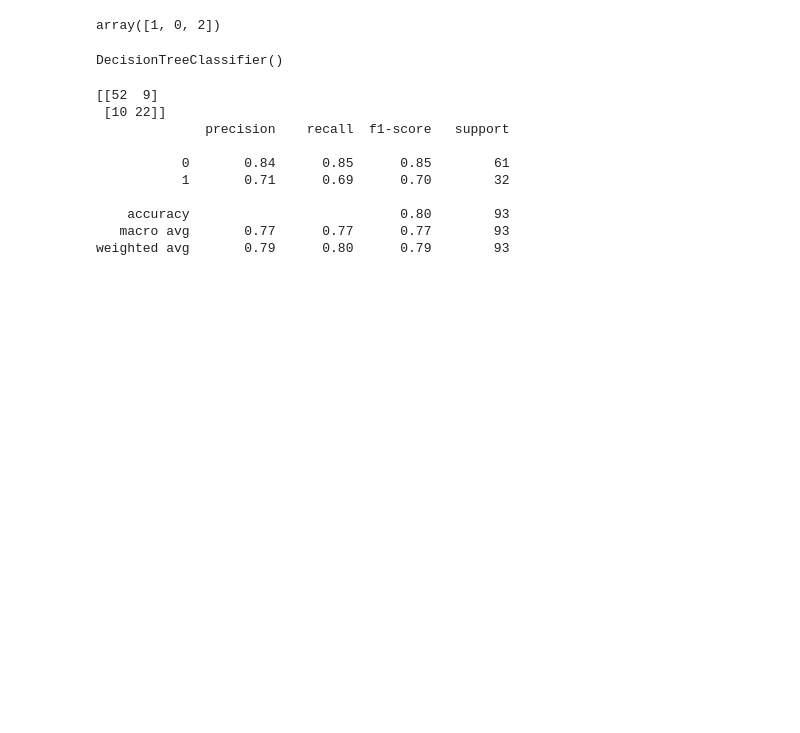
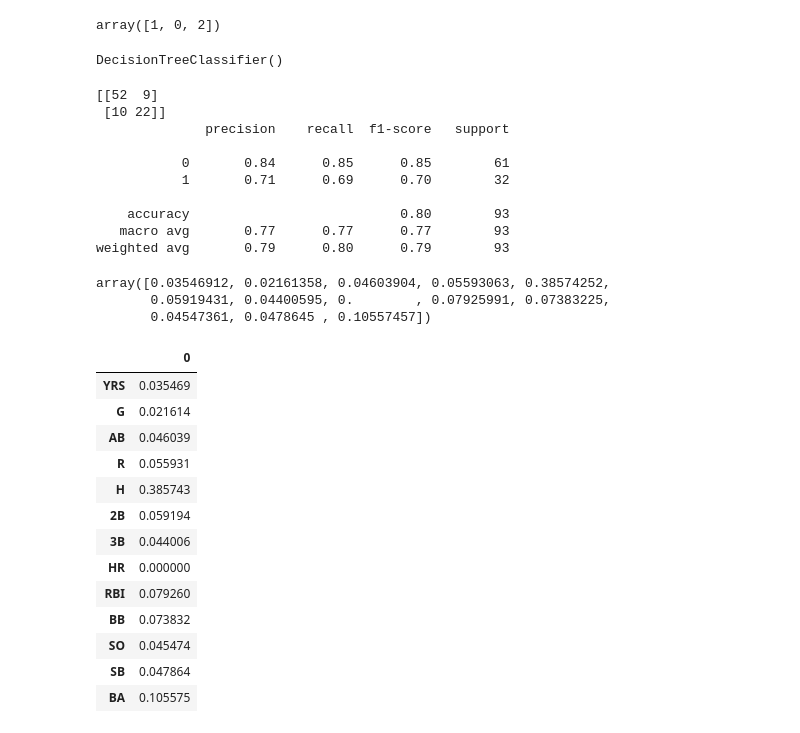
Before and after one commit to Suprim-Karki/ai-ml-portfolio, a Jupyter notebook: machine-learning/scikit-learn/decision_tree.ipynb, the cells around one changed output. Saved outputs shown, nothing was run; the diff lists cells and outputs as text; code cells hidden in the pictures; blank space fills up the shorter version.

Commit message:
Feature importances in decision tree

```diff
--- a/machine-learning/scikit-learn/decision_tree.ipynb
+++ b/machine-learning/scikit-learn/decision_tree.ipynb
@@ -68,3 +68,29 @@ print(classification_report(y_test, y_pred))
     accuracy                           0.80        93
    macro avg       0.77      0.77      0.77        93
 weighted avg       0.79      0.80      0.79        93
+# %%
+dtc.feature_importances_
+
+# This provides you how much is a feature important
+# %% [output]
+array([0.03546912, 0.02161358, 0.04603904, 0.05593063, 0.38574252,
+       0.05919431, 0.04400595, 0.        , 0.07925991, 0.07383225,
+       0.04547361, 0.0478645 , 0.10557457])
+# %%
+features = pd.DataFrame(dtc.feature_importances_, index=X.columns)
+features
+# %% [output]
+|  | 0 |
+| YRS | 0.035469 |
+| G | 0.021614 |
+| AB | 0.046039 |
+| R | 0.055931 |
+| H | 0.385743 |
+| 2B | 0.059194 |
+| 3B | 0.044006 |
+| HR | 0.000000 |
+| RBI | 0.079260 |
+| BB | 0.073832 |
+| SO | 0.045474 |
+| SB | 0.047864 |
+| BA | 0.105575 |
```
